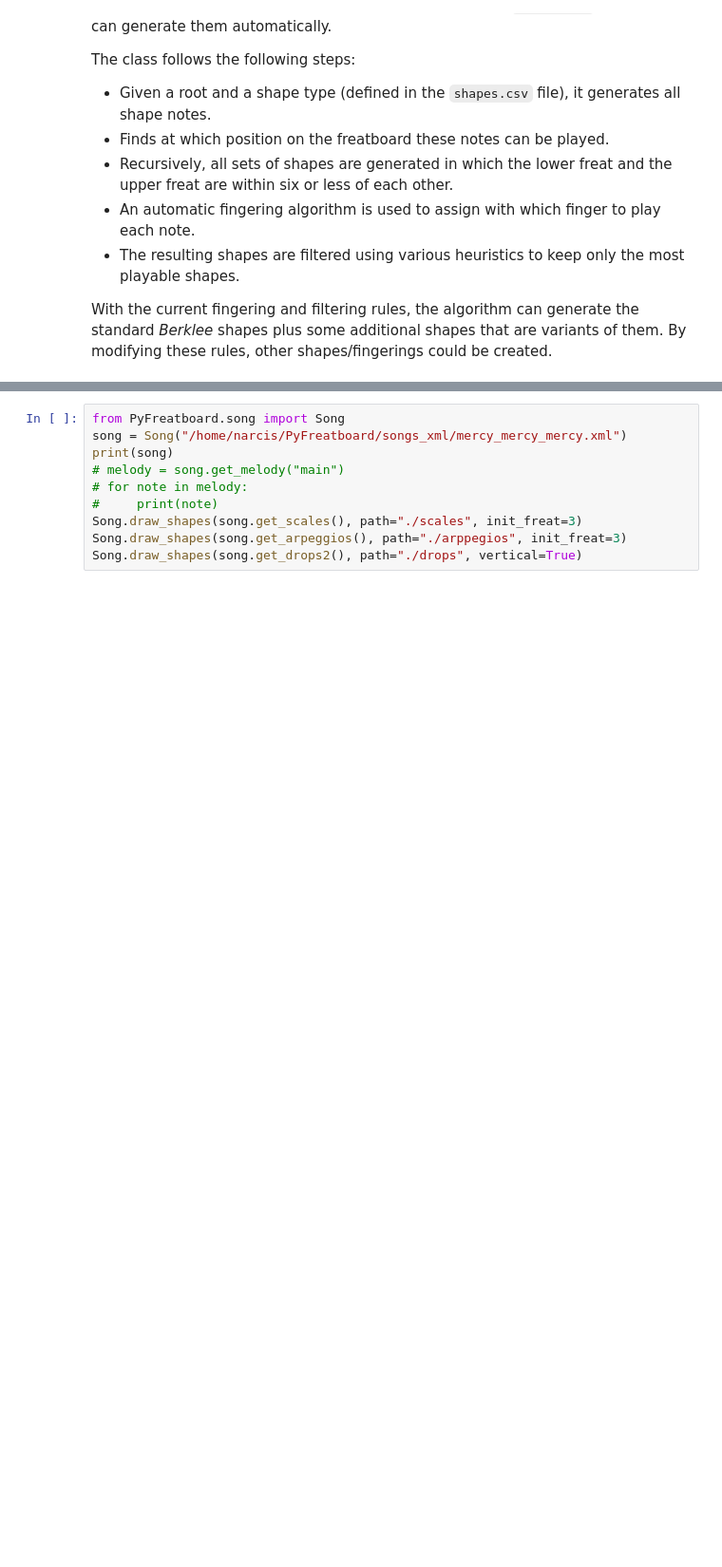
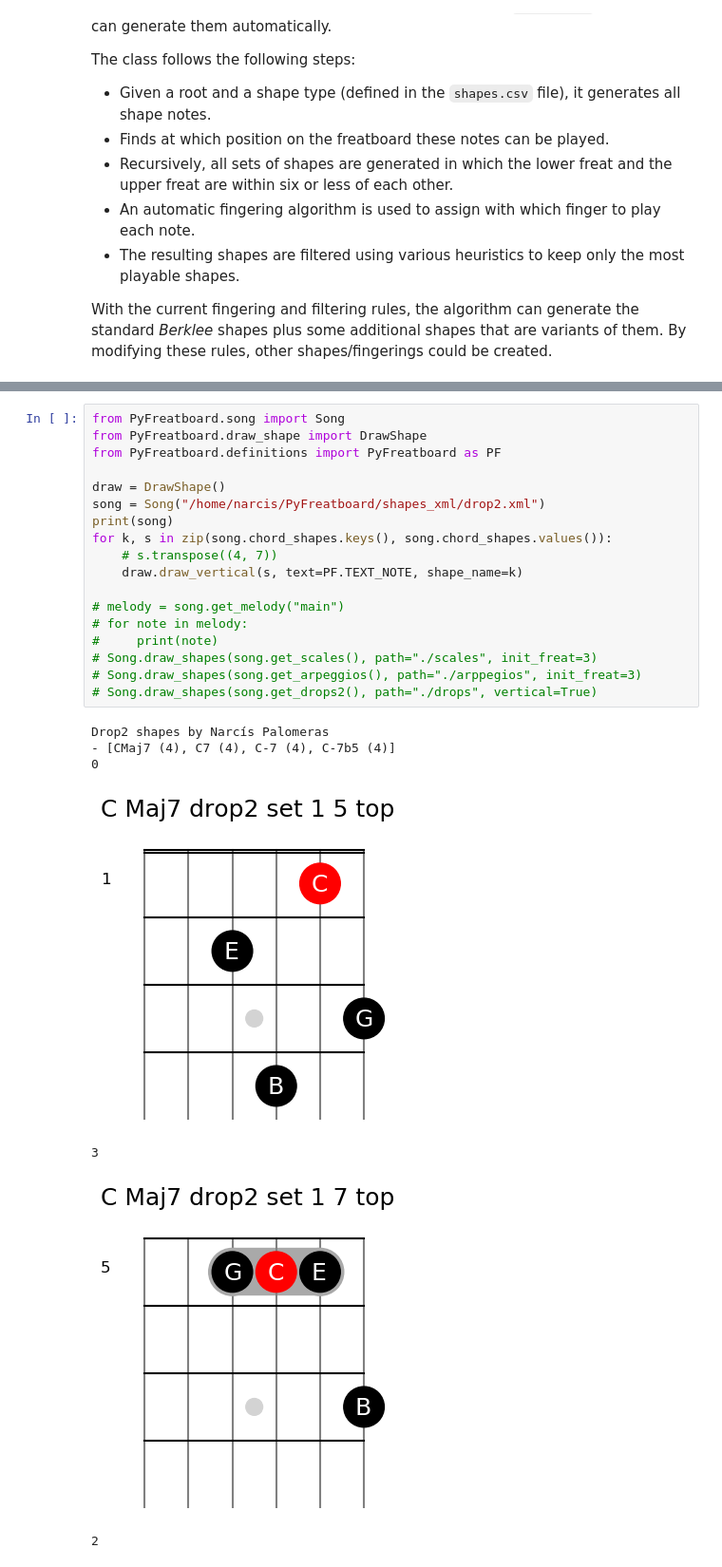
Before and after one commit to narcispr/PyFretboard, a Jupyter notebook: tutorial.ipynb, the cells around one changed output, grey strips where cells are left out. Shown: that part at 95% size. Drawn from its saved outputs; the diff is of its cells as text; blank space fills up the shorter version.

```diff
--- a/tutorial.ipynb
+++ b/tutorial.ipynb
@@ -86,10 +106,26 @@ for d in drops:
 # %%
 from PyFreatboard.song import Song
-song = Song("/home/narcis/PyFreatboard/songs_xml/mercy_mercy_mercy.xml")
+from PyFreatboard.draw_shape import DrawShape
+from PyFreatboard.definitions import PyFreatboard as PF
+
+draw = DrawShape()
+song = Song("/home/narcis/PyFreatboard/shapes_xml/drop2.xml")
 print(song)
+for k, s in zip(song.chord_shapes.keys(), song.chord_shapes.values()):
+    # s.transpose((4, 7))
+    draw.draw_vertical(s, text=PF.TEXT_NOTE, shape_name=k)
+
 # melody = song.get_melody("main")
 # for note in melody:
 #     print(note)
-Song.draw_shapes(song.get_scales(), path="./scales", init_freat=3)
-Song.draw_shapes(song.get_arpeggios(), path="./arppegios", init_freat=3)
-Song.draw_shapes(song.get_drops2(), path="./drops", vertical=True)
+# Song.draw_shapes(song.get_scales(), path="./scales", init_freat=3)
+# Song.draw_shapes(song.get_arpeggios(), path="./arppegios", init_freat=3)
+# Song.draw_shapes(song.get_drops2(), path="./drops", vertical=True)
+# %% [output]
+Drop2 shapes by Narcís Palomeras
+- [CMaj7 (4), C7 (4), C-7 (4), C-7b5 (4)]
+0
+[figure, added]
+3
+[figure, added]
+2
```
Also changed, not shown: parts of 6 cells of this notebook, 8 other files.
